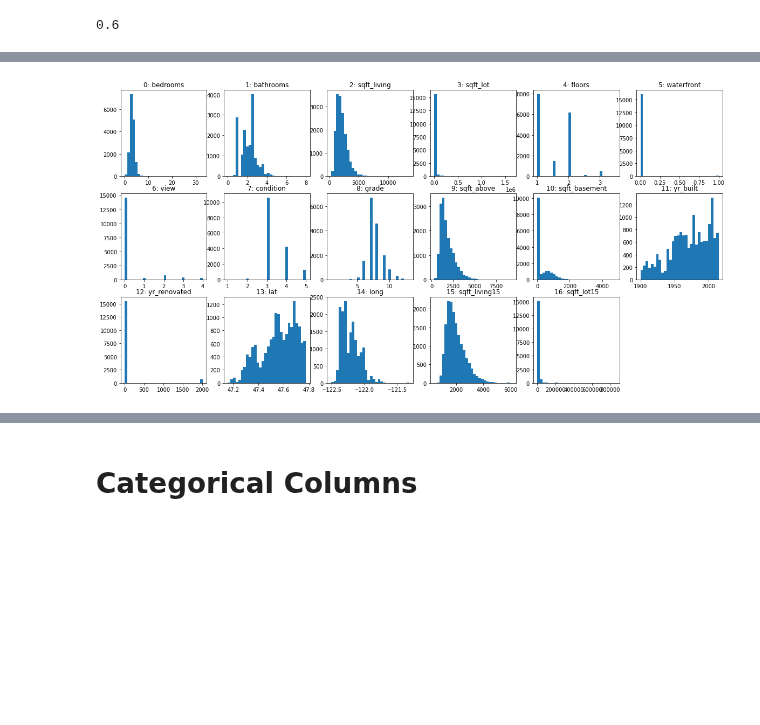
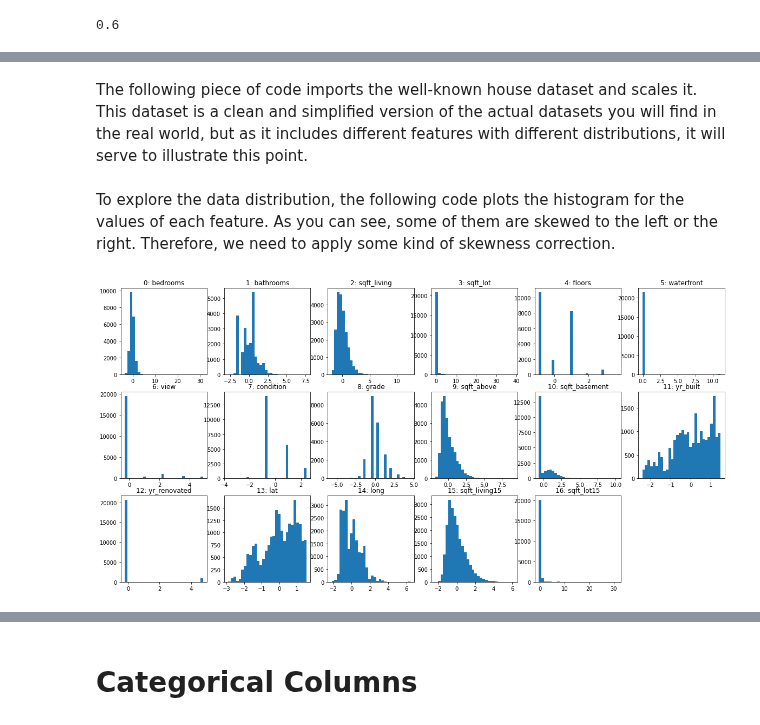
Before and after one commit to tsitsiko1/machine_learning_2, a Jupyter notebook: data_cleaning_practice/practice_solution.ipynb, the cells around one changed output, grey strips where cells are left out. Saved outputs shown, nothing was run; the diff lists cells and outputs as text; code cells hidden in the pictures; blank space fills up the shorter version.

```diff
--- a/data_cleaning_practice/practice_solution.ipynb
+++ b/data_cleaning_practice/practice_solution.ipynb
@@ -198,3 +202,5 @@ pipe.score(X_test_scaled_badly, y_test)
+# %% [markdown]
+The following piece of code imports the well-known house dataset and scales it. This dataset is a clean and simplified version of the actual datasets you will find in the real world, but as it includes different features with different distributions, it will serve to illustrate this point.
 # %%
 from sklearn.datasets import fetch_openml
 
@@ -203,19 +209,19 @@ target = data.frame.price
 df = data.frame.drop(['date', 'price', 'zipcode'], axis=1)
 
 X, y = df, target
-X_train, X_test, y_train, y_test = train_test_split(X, y, random_state=0)
 
 scaler = StandardScaler()
 scaler.fit(X_train)
-X_train_scaled = scaler.transform(X_train)
-X_test_scaled = scaler.transform(X_test)
+X_scaled = scaler.transform(X)
+# %% [markdown]
+To explore the data distribution, the following code plots the histogram for the values of each feature. As you can see, some of them are skewed to the left or the right. Therefore, we need to apply some kind of skewness correction.
 # %%
 fig, axes = plt.subplots(3, 6, figsize=(20, 10))
 for i, ax in enumerate(axes.ravel()):
     if i > 16:
         ax.set_visible(False)
         continue
-    ax.hist(X_train.iloc[:, i], bins=30)
+    ax.hist(X_scaled[:, i], bins=30)
     ax.set_title("{}: {}".format(i, X.columns[i]))
 # %% [output]
-[figure, old version]
+[figure, new version]
```
Also changed, not shown: parts of 8 cells of this notebook.
